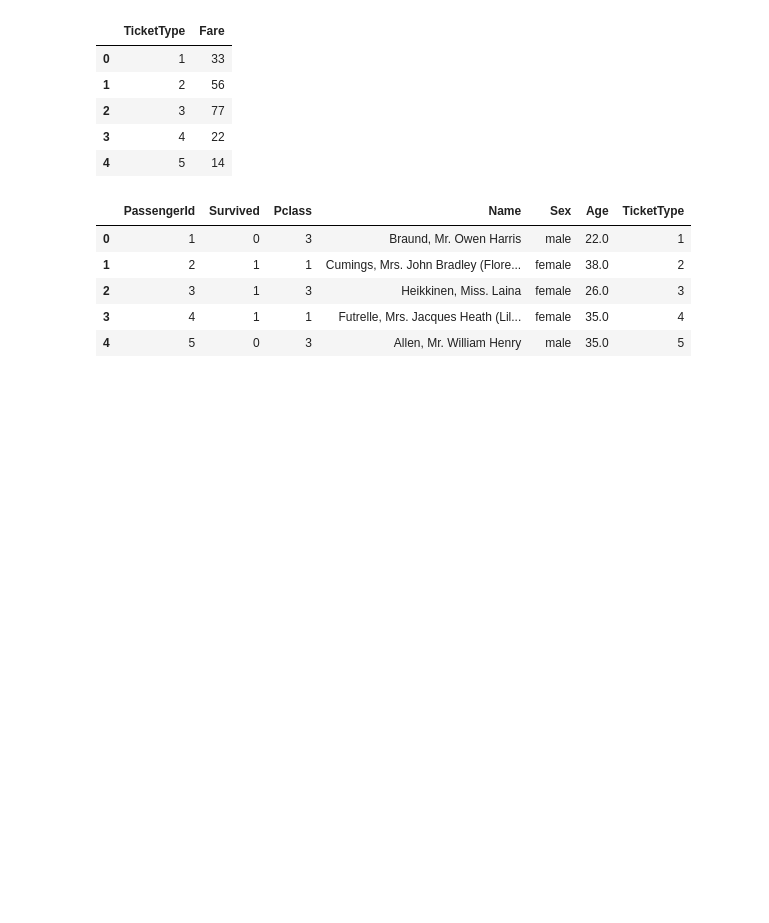
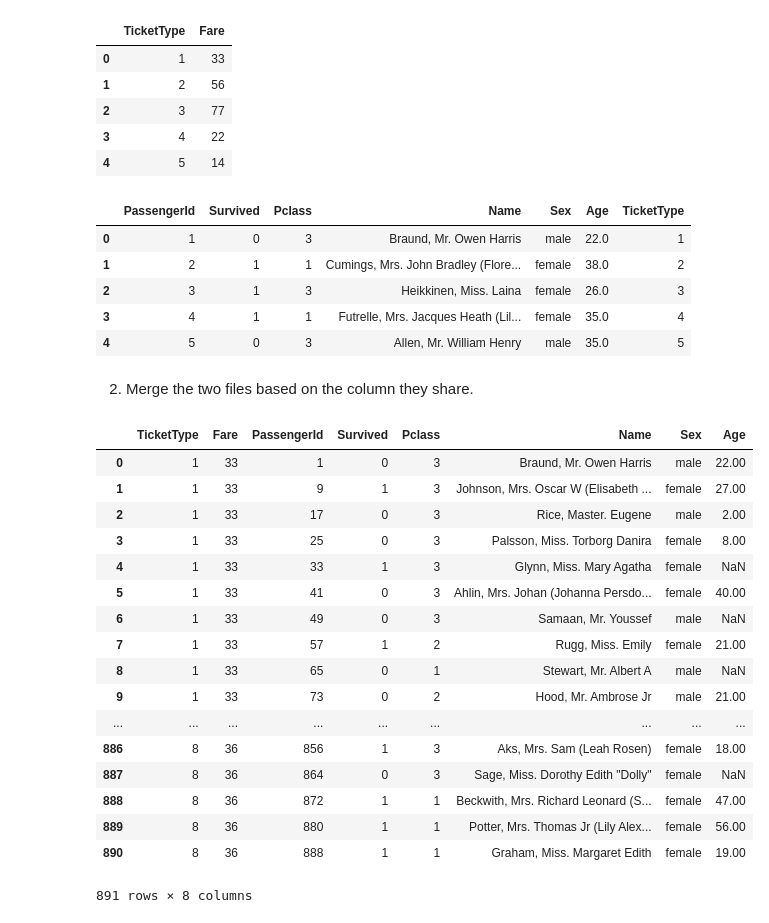
Before and after one commit to dsikar/msc-data-science, a Jupyter notebook: INM430/Week2/INM430 LAB Week 2 Exercise 1.ipynb, the cells around one changed output. Saved outputs shown, nothing was run; the diff lists cells and outputs as text; code cells hidden in the pictures; blank space fills up the shorter version.

```diff
--- a/INM430/Week2/INM430 LAB Week 2 Exercise 1.ipynb
+++ b/INM430/Week2/INM430 LAB Week 2 Exercise 1.ipynb
@@ -34,3 +33,28 @@ file2.head()
 | 2 | 3 | 1 | 3 | Heikkinen, Miss. Laina | female | 26.0 | 3 |
 | 3 | 4 | 1 | 1 | Futrelle, Mrs. Jacques Heath (Lil... | female | 35.0 | 4 |
 | 4 | 5 | 0 | 3 | Allen, Mr. William Henry | male | 35.0 | 5 |
+# %% [markdown]
+2. Merge the two files based on the column they share.
+# %%
+# merged_files = pd.concat([file1, file2], axis=1, join='inner', join_axes=[file1.TicketType])
+result = pd.merge(file1, file2, on=['TicketType', 'TicketType'])
+result
+# %% [output]
+|  | TicketType | Fare | PassengerId | Survived | Pclass | Name | Sex | Age |
+| 0 | 1 | 33 | 1 | 0 | 3 | Braund, Mr. Owen Harris | male | 22.00 |
+| 1 | 1 | 33 | 9 | 1 | 3 | Johnson, Mrs. Oscar W (Elisabeth ... | female | 27.00 |
+| 2 | 1 | 33 | 17 | 0 | 3 | Rice, Master. Eugene | male | 2.00 |
+| 3 | 1 | 33 | 25 | 0 | 3 | Palsson, Miss. Torborg Danira | female | 8.00 |
+| 4 | 1 | 33 | 33 | 1 | 3 | Glynn, Miss. Mary Agatha | female | NaN |
+| 5 | 1 | 33 | 41 | 0 | 3 | Ahlin, Mrs. Johan (Johanna Persdo... | female | 40.00 |
+| 6 | 1 | 33 | 49 | 0 | 3 | Samaan, Mr. Youssef | male | NaN |
+| 7 | 1 | 33 | 57 | 1 | 2 | Rugg, Miss. Emily | female | 21.00 |
+| 8 | 1 | 33 | 65 | 0 | 1 | Stewart, Mr. Albert A | male | NaN |
+| 9 | 1 | 33 | 73 | 0 | 2 | Hood, Mr. Ambrose Jr | male | 21.00 |
+| ... | ... | ... | ... | ... | ... | ... | ... | ... |
+| 886 | 8 | 36 | 856 | 1 | 3 | Aks, Mrs. Sam (Leah Rosen) | female | 18.00 |
+| 887 | 8 | 36 | 864 | 0 | 3 | Sage, Miss. Dorothy Edith "Dolly" | female | NaN |
+| 888 | 8 | 36 | 872 | 1 | 1 | Beckwith, Mrs. Richard Leonard (S... | female | 47.00 |
+| 889 | 8 | 36 | 880 | 1 | 1 | Potter, Mrs. Thomas Jr (Lily Alex... | female | 56.00 |
+| 890 | 8 | 36 | 888 | 1 | 1 | Graham, Miss. Margaret Edith | female | 19.00 |
+891 rows × 8 columns
```
Also changed, not shown: parts of 8 cells of this notebook, 7 other files.
